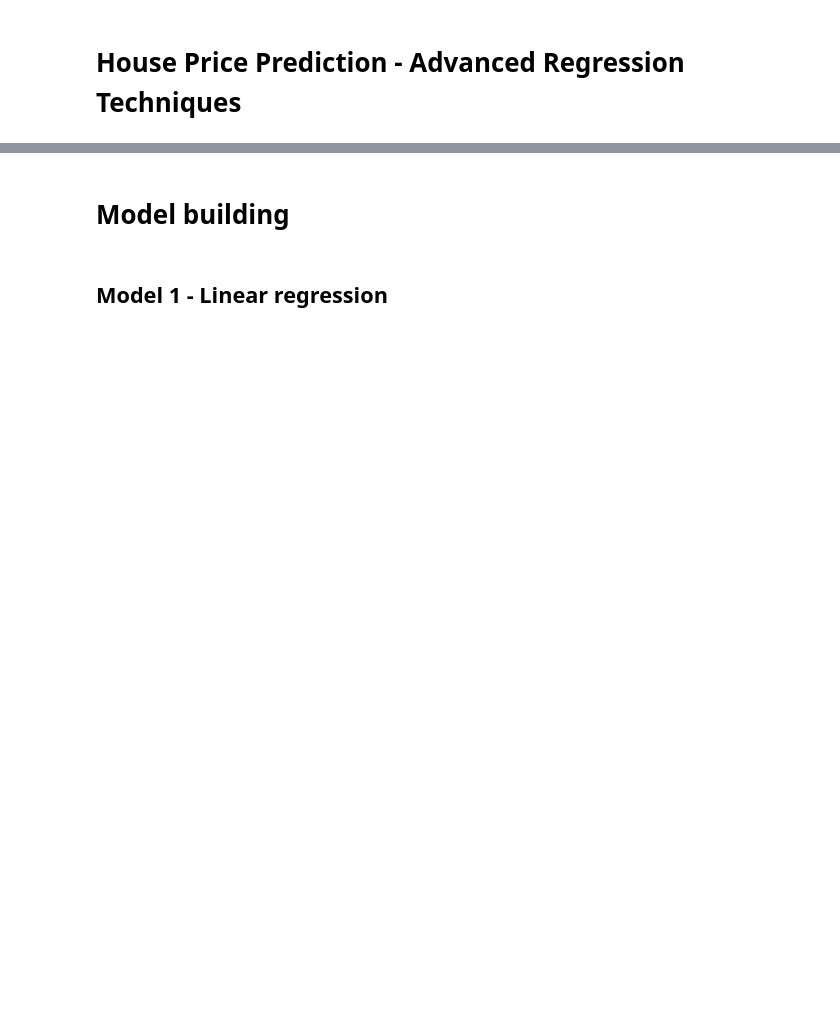
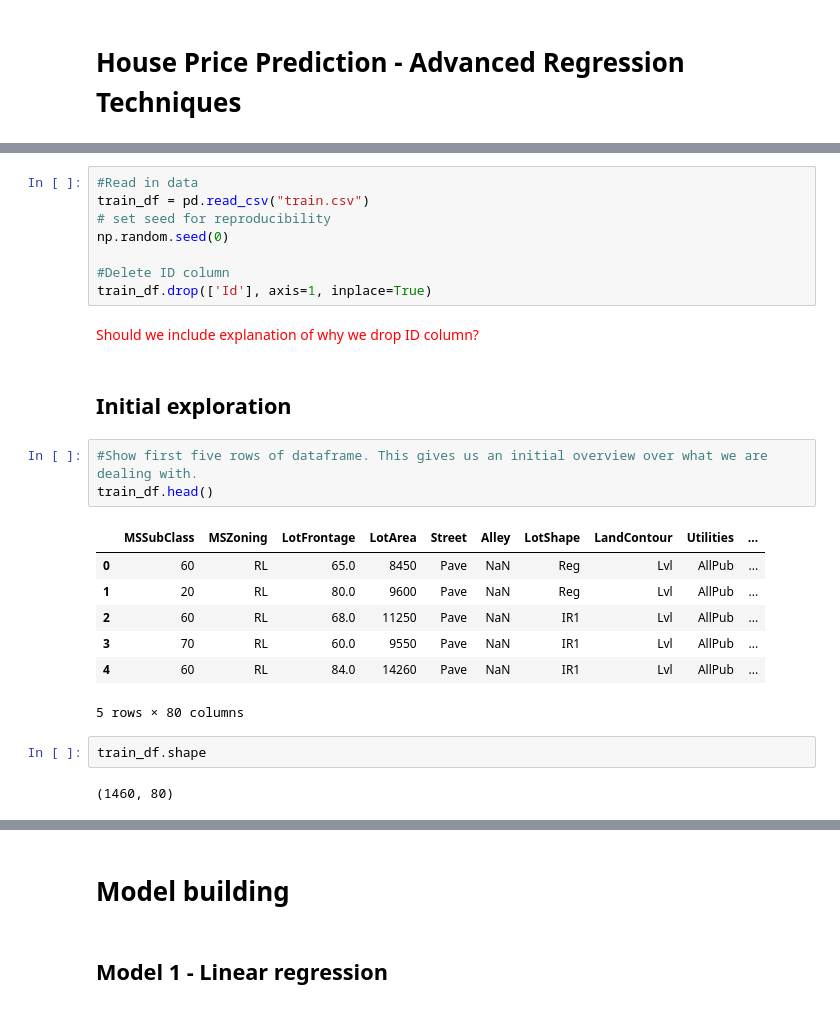
Before and after one commit to hakonsonstebo/HPP, a Jupyter notebook: HPP.ipynb, the cells around one changed output, grey strips where cells are left out. Cells and saved outputs as stored; diff of their text form; blank space fills up the shorter version.

```diff
--- a/HPP.ipynb
+++ b/HPP.ipynb
@@ -18,0 +44,27 @@ Explanation of this Jupyter notebook.
+# %%
+#Read in data
+train_df = pd.read_csv("train.csv")
+# set seed for reproducibility
+np.random.seed(0)
+
+#Delete ID column
+train_df.drop(['Id'], axis=1, inplace=True)
+# %% [markdown]
+<font color='red'>Should we include explanation of why we drop ID column?</font>
+# %% [markdown]
+## Initial exploration
+# %%
+#Show first five rows of dataframe. This gives us an initial overview over what we are dealing with.
+train_df.head()
+# %% [output]
+|  | MSSubClass | MSZoning | LotFrontage | LotArea | Street | Alley | LotShape | LandContour | Utilities | ... |
+| 0 | 60 | RL | 65.0 | 8450 | Pave | NaN | Reg | Lvl | AllPub | ... |
+| 1 | 20 | RL | 80.0 | 9600 | Pave | NaN | Reg | Lvl | AllPub | ... |
+| 2 | 60 | RL | 68.0 | 11250 | Pave | NaN | IR1 | Lvl | AllPub | ... |
+| 3 | 70 | RL | 60.0 | 9550 | Pave | NaN | IR1 | Lvl | AllPub | ... |
+| 4 | 60 | RL | 84.0 | 14260 | Pave | NaN | IR1 | Lvl | AllPub | ... |
+5 rows × 80 columns
+# %%
+train_df.shape
+# %% [output]
+(1460, 80)
```
Also changed, not shown: parts of 39 cells of this notebook, 3 other files.
